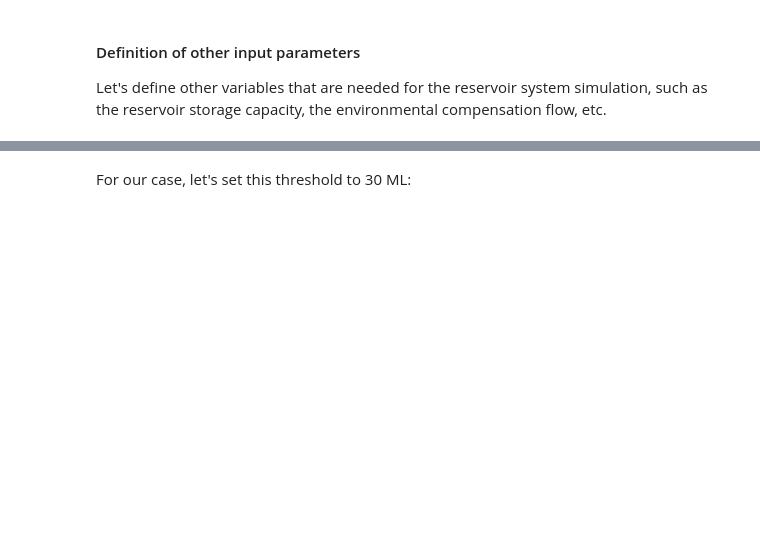
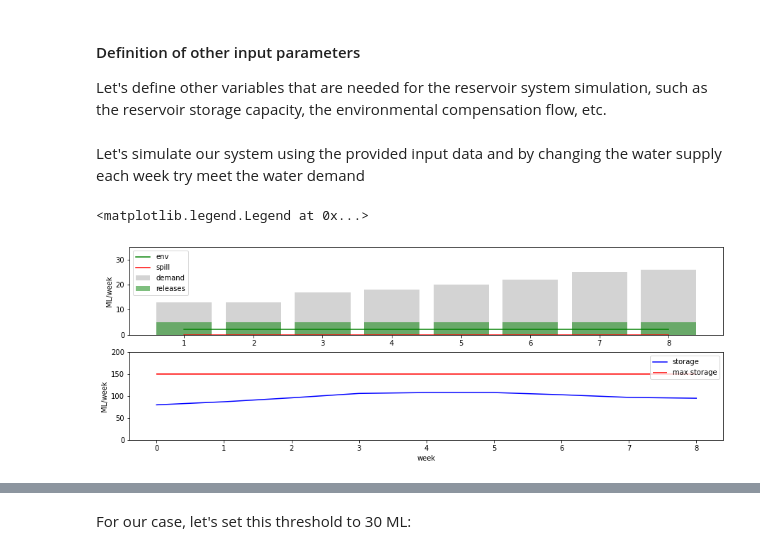
Before and after one commit to AndresPenuela/MHA_Planificacion, a Jupyter notebook: 1. Reservoir operation modelling.ipynb, the cells around one changed output, grey strips where cells are left out. Saved outputs shown, nothing was run; the diff lists cells and outputs as text; code cells hidden in the pictures; blank space fills up the shorter version.

```diff
--- a/1. Reservoir operation modelling.ipynb
+++ b/1. Reservoir operation modelling.ipynb
@@ -98,3 +143,22 @@ env_min = 2 # (ML/week)   # Environmental compensation flow
 
 ### Initial conditions ###
 s_0 = 80 # (ML) # Storage volume at the beginning of the simulation period
+# %% [markdown]
+Let's simulate our system using the provided input data and by changing the water supply each week try meet the water demand
+# %%
+# We create an array with the weekly release volumes
+supply = np.array([5, 5, 5, 5, 5, 5, 5, 5])
+# We run the model
+
+
+# Figure: supply vs demand
+plt.figure(figsize=(15,5)) # to define the plot size
+plt.subplot(2,1,1)
+
+
+
+# Figure: reservoir storage
+plt.subplot(2,1,2)
+# %% [output]
+<matplotlib.legend.Legend at 0x...>
+[figure, added]
```
Also changed, not shown: parts of 34 cells of this notebook, 1 other file.
